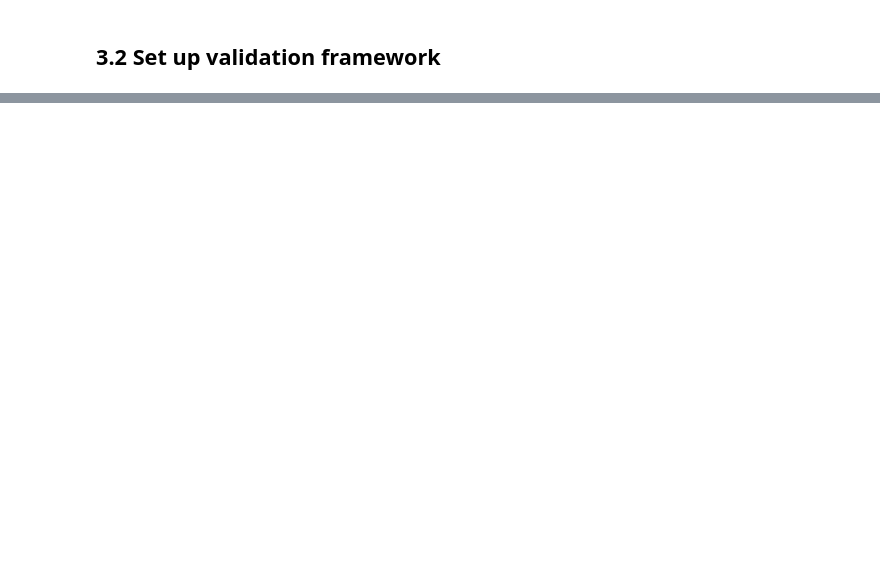
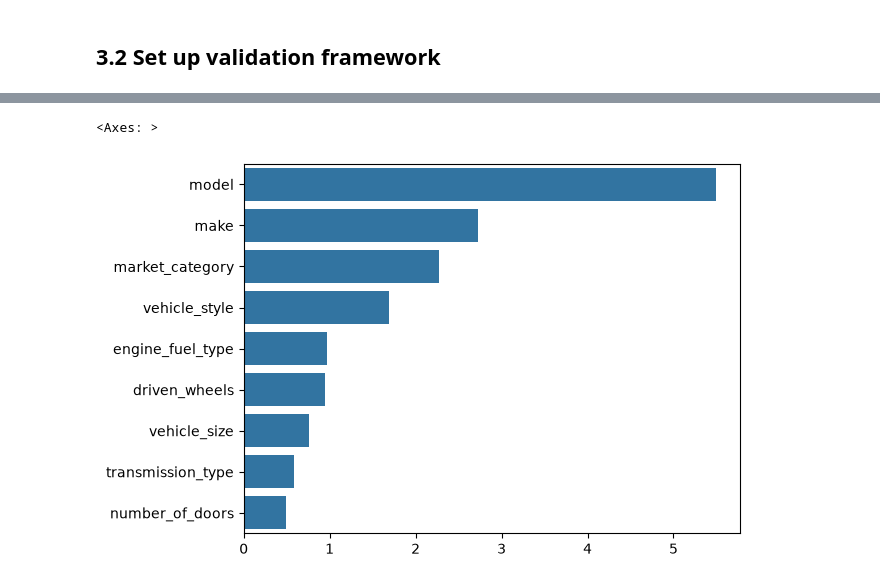
Before and after one commit to dangerpouse/zoomcamp---Machine-Learning, a Jupyter notebook: 02 - Regression/Full run using sklearn.ipynb, the cells around one changed output, grey strips where cells are left out. Saved outputs shown, nothing was run; the diff lists cells and outputs as text; code cells hidden in the pictures; blank space fills up the shorter version.

```diff
--- a/02 - Regression/Full run using sklearn.ipynb
+++ b/02 - Regression/Full run using sklearn.ipynb
@@ -149,3 +148,8 @@ sns.histplot(df.msrp, log_scale=True,bins=50, ax=ax[2])
 # %% [output]
 <Axes: xlabel='msrp', ylabel='Count'>
 [figure]
+# %%
+#generate age feature
+df['age'] = 2017 - df.year
+numerical = numerical.insert(len(numerical),'age')
+numerical
@@ -152,2 +160,7 @@ sns.histplot(df.msrp, log_scale=True,bins=50, ax=ax[2])
 # %% [markdown]
 ## 3.2 Set up validation framework
+# %%
+from sklearn.model_selection import train_test_split
+df_full_train, df_test = train_test_split(df,test_size=0.2,random_state=1)
+df_val, df_train = train_test_split(df_full_train,test_size=0.25,random_state=1)
+len(df), len(df_full_train), len(df_train), len(df_val), len(df_test)
@@ -153,0 +169,5 @@ sns.histplot(df.msrp, log_scale=True,bins=50, ax=ax[2])
+# %%
+df_test.reset_index(drop=True, inplace=True)
+df_val.reset_index(drop=True, inplace=True)
+df_train.reset_index(drop=True, inplace=True)
+df_full_train.reset_index(drop=True, inplace=True)
@@ -153,0 +200,8 @@ sns.histplot(df.msrp, log_scale=True,bins=50, ax=ax[2])
+# %%
+from sklearn.metrics import mutual_info_score
+
+def mutual_info_mspr_score(series):
+    return mutual_info_score(df_full_train.msrp, series)
+
+mi = df_full_train[categorical].apply(mutual_info_mspr_score)
+mi.sort_values(ascending=False)
@@ -153,0 +219,6 @@ sns.histplot(df.msrp, log_scale=True,bins=50, ax=ax[2])
+# %%
+import seaborn as sns
+sns.barplot(mi,order=list(mi.sort_values(ascending=False).index), orient='h')
+# %% [output]
+<Axes: >
+[figure, added]
```
Also changed, not shown: parts of 20 cells of this notebook, 1 other file.
